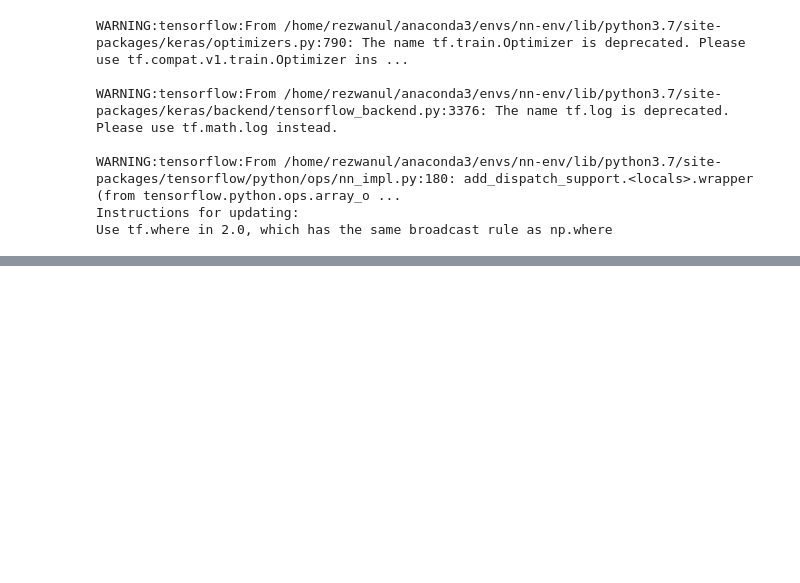
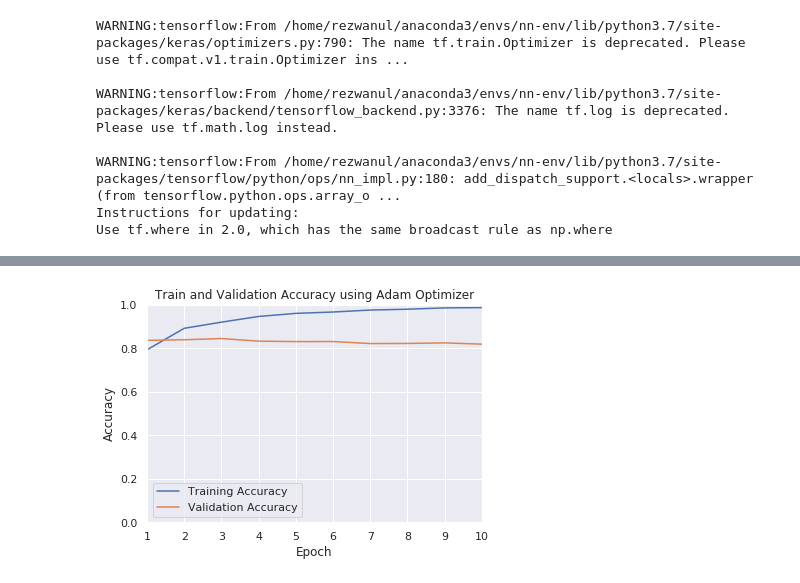
Before and after one commit to Rezwanul-Haque/neural_network_projects, a Jupyter notebook: sentiment_analysis/movie_reviews_using_LSTM/movie_reviews_using_lstm.ipynb, the cells around one changed output, grey strips where cells are left out. Saved outputs shown, nothing was run; the diff lists cells and outputs as text; code cells hidden in the pictures; blank space fills up the shorter version.

```diff
--- a/sentiment_analysis/movie_reviews_using_LSTM/movie_reviews_using_lstm.ipynb
+++ b/sentiment_analysis/movie_reviews_using_LSTM/movie_reviews_using_lstm.ipynb
@@ -236,0 +289,18 @@ Adam_score, Adam_model = train_model(Optimizer='adam',
+# %%
+# Adam Optimizer result with graph
+plt.plot(range(1, 11), Adam_score.history['acc'], label='Training Accuracy')
+plt.plot(range(1, 11), Adam_score.history['val_acc'], label='Validation Accuracy')
+plt.axis([1, 10, 0, 1])
+plt.xlabel('Epoch')
+plt.ylabel('Accuracy')
+plt.title('Train and Validation Accuracy using Adam Optimizer')
+plt.legend()
+plt.show()
+
+## Insight:
+# The adam optimizer does pretty well. From the preceding graph, we can see that the
+# Training Accuracy is almost 100% after 10 epochs, while the Validation Accuracy is
+# around 80%. This gap of 20% suggests that overfitting is happening when the adam
+# optimizer is used.
+# %% [output]
+[figure, added]
```
Also changed, not shown: parts of 8 cells of this notebook.
